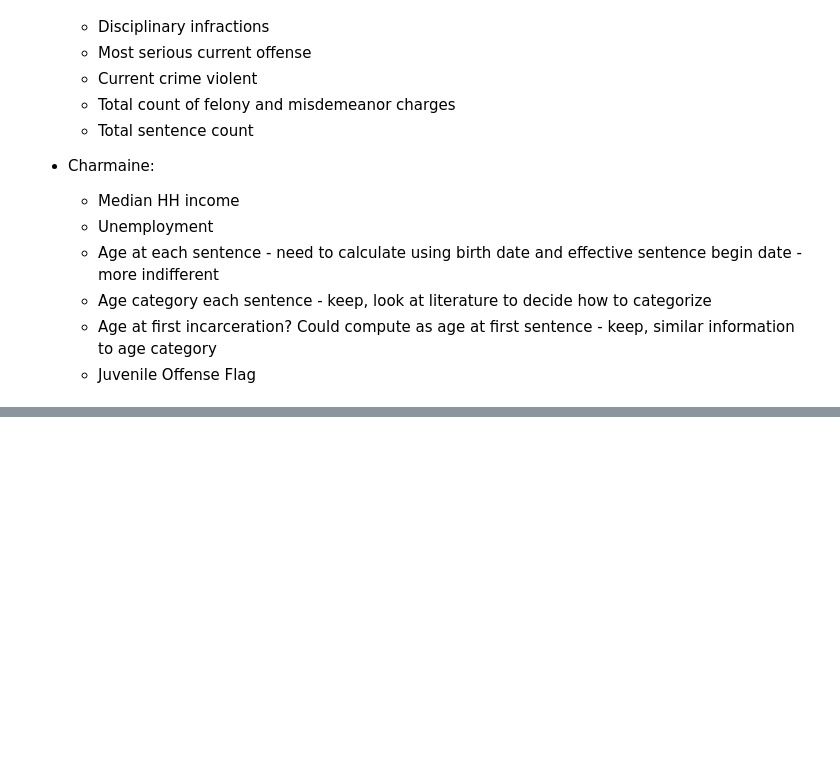
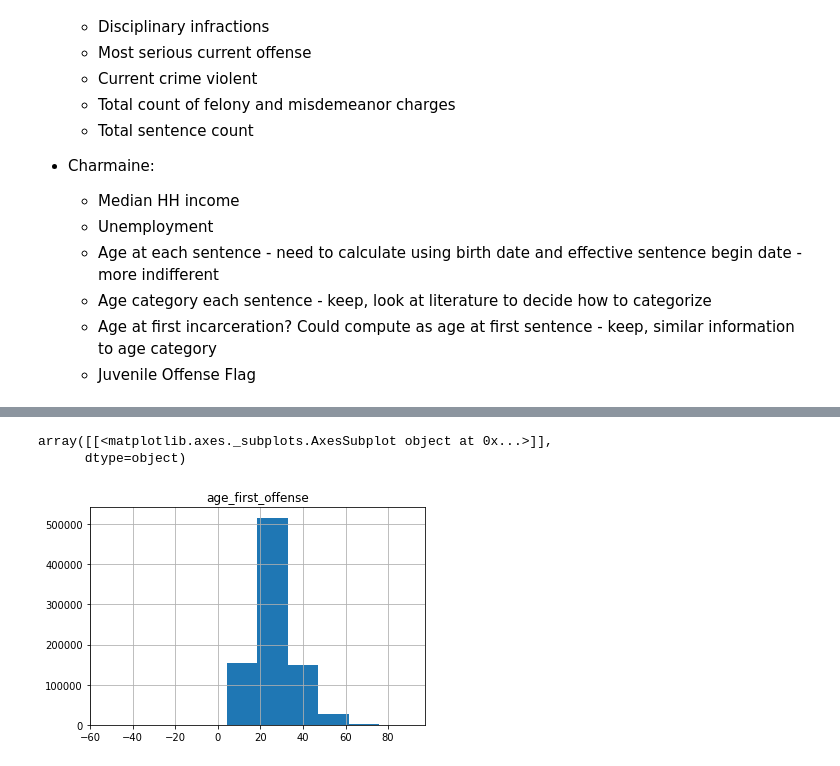
Before and after one commit to christi-liongson/covid_decarceration, a Jupyter notebook: files/features_split_preprocess.ipynb, the cells around one changed output, grey strips where cells are left out. Drawn from its saved outputs; the diff is of its cells as text; code cells hidden in the pictures; blank space fills up the shorter version.

Commit message:
Added features on age/juvenile offense/unemployment. Income is not complete yet

```diff
--- a/files/features_split_preprocess.ipynb
+++ b/files/features_split_preprocess.ipynb
@@ -135,0 +166,9 @@ dtype: int64
+# %%
+# Check observations where age is negative
+dataset_main.loc[dataset_main['age_at_sentence'] < 0, ['EARLIEST_SENTENCE_EFFECTIVE_DT', 'BIRTH_DATE']]
+
+# Convert to NaN?
+dataset_main.loc[dataset_main['age_at_sentence'] < 0, ['age_at_sentence']] = np.NaN
+
+# Check number of missing
+dataset_main['age_at_sentence'].isnull().sum()
@@ -135,0 +177,7 @@ dtype: int64
+# %%
+# Create age categories
+# Resources: https://www.ussc.gov/research/research-reports/effects-aging-recidivism-among-federal-offenders
+dataset_main['age_cat'] = pd.cut(dataset_main['age_at_sentence'],
+                                 bins=[0,17,21,24,29,34,39,44,49,54,59,64,90],
+                                 labels=['Under 18', '18-21','22-24','25-29','30-34','35-39','40-44','45-49',
+                                        '50-54','55-59','60-64','65 and older',])
@@ -135,0 +201,4 @@ dtype: int64
+# %%
+# Compute age at first incarceration
+first_incarceration = pd.DataFrame(dataset_main.groupby(['ID'])['EARLIEST_SENTENCE_EFFECTIVE_DT'].min().reset_index(name='first_incarceration_date'))
+dataset_main = dataset_main.merge(first_incarceration, on='ID')
@@ -135,0 +214,4 @@ dtype: int64
+# %%
+# Flag for juvenile offense
+dataset_main['age_first_offense'] = (dataset_main['first_incarceration_date'] - dataset_main['BIRTH_DATE']).astype('<m8[Y]')
+dataset_main['age_first_offense'].describe()
@@ -135,0 +269,8 @@ dtype: int64
+# %%
+import matplotlib.pyplot
+
+dataset_main.hist(column=['age_first_offense'])
+# %% [output]
+array([[<matplotlib.axes._subplots.AxesSubplot object at 0x...>]],
+      dtype=object)
+[figure, added]
```
Also changed, not shown: parts of 29 cells of this notebook.
